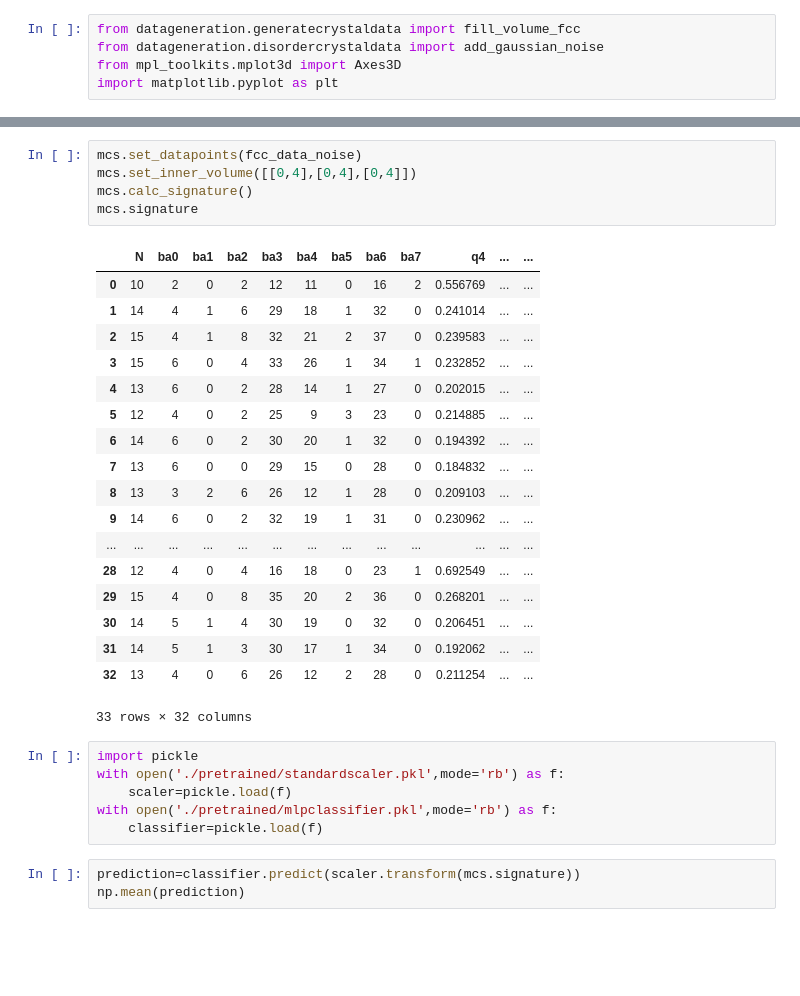
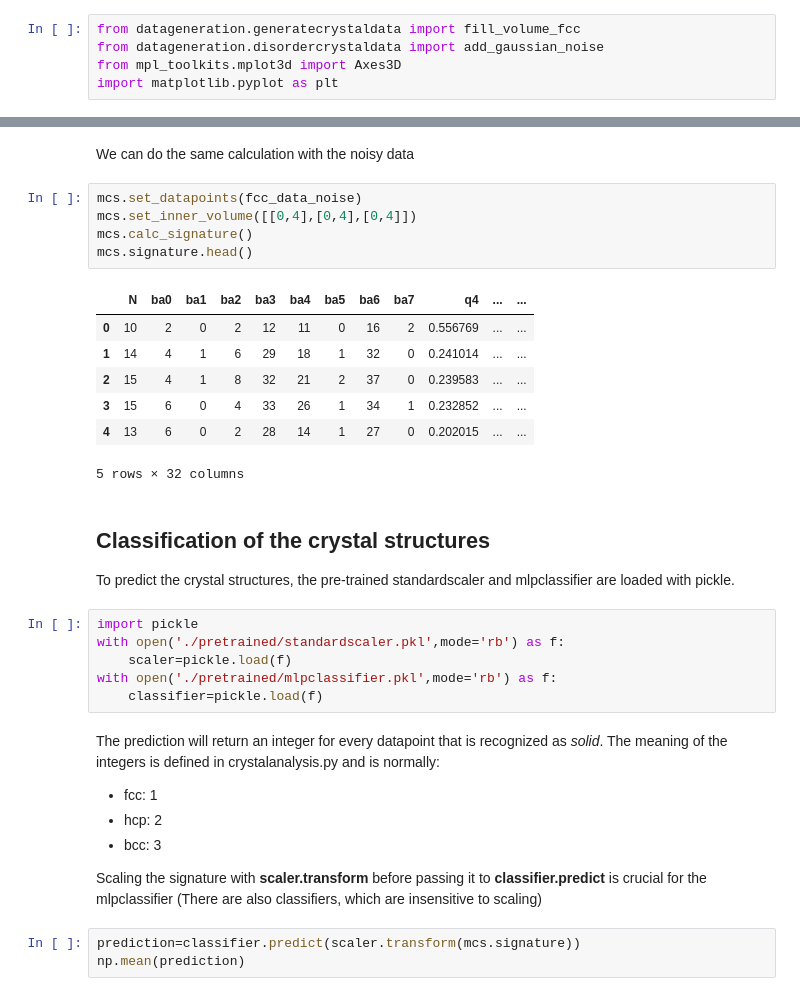
Before and after one commit to gavguile/MixedCrystalSignature, a Jupyter notebook: analyzecrystal_example.ipynb, the cells around one changed output, grey strips where cells are left out. Drawn from its saved outputs; the diff is of its cells as text; blank space fills up the shorter version.

```diff
--- a/analyzecrystal_example.ipynb
+++ b/analyzecrystal_example.ipynb
@@ -46,33 +53,34 @@ mcs.signature
+# %% [markdown]
+We can do the same calculation with the noisy data
 # %%
 mcs.set_datapoints(fcc_data_noise)
 mcs.set_inner_volume([[0,4],[0,4],[0,4]])
 mcs.calc_signature()
-mcs.signature
+mcs.signature.head()
 # %% [output]
 |  | N | ba0 | ba1 | ba2 | ba3 | ba4 | ba5 | ba6 | ba7 | q4 | ... | ... |
 | 0 | 10 | 2 | 0 | 2 | 12 | 11 | 0 | 16 | 2 | 0.556769 | ... | ... |
 | 1 | 14 | 4 | 1 | 6 | 29 | 18 | 1 | 32 | 0 | 0.241014 | ... | ... |
 | 2 | 15 | 4 | 1 | 8 | 32 | 21 | 2 | 37 | 0 | 0.239583 | ... | ... |
 | 3 | 15 | 6 | 0 | 4 | 33 | 26 | 1 | 34 | 1 | 0.232852 | ... | ... |
 | 4 | 13 | 6 | 0 | 2 | 28 | 14 | 1 | 27 | 0 | 0.202015 | ... | ... |
-| 5 | 12 | 4 | 0 | 2 | 25 | 9 | 3 | 23 | 0 | 0.214885 | ... | ... |
-| 6 | 14 | 6 | 0 | 2 | 30 | 20 | 1 | 32 | 0 | 0.194392 | ... | ... |
-| 7 | 13 | 6 | 0 | 0 | 29 | 15 | 0 | 28 | 0 | 0.184832 | ... | ... |
-| 8 | 13 | 3 | 2 | 6 | 26 | 12 | 1 | 28 | 0 | 0.209103 | ... | ... |
-| 9 | 14 | 6 | 0 | 2 | 32 | 19 | 1 | 31 | 0 | 0.230962 | ... | ... |
-| ... | ... | ... | ... | ... | ... | ... | ... | ... | ... | ... | ... | ... |
-| 28 | 12 | 4 | 0 | 4 | 16 | 18 | 0 | 23 | 1 | 0.692549 | ... | ... |
-| 29 | 15 | 4 | 0 | 8 | 35 | 20 | 2 | 36 | 0 | 0.268201 | ... | ... |
-| 30 | 14 | 5 | 1 | 4 | 30 | 19 | 0 | 32 | 0 | 0.206451 | ... | ... |
-| 31 | 14 | 5 | 1 | 3 | 30 | 17 | 1 | 34 | 0 | 0.192062 | ... | ... |
-| 32 | 13 | 4 | 0 | 6 | 26 | 12 | 2 | 28 | 0 | 0.211254 | ... | ... |
-33 rows × 32 columns
+5 rows × 32 columns
+# %% [markdown]
+## Classification of the crystal structures
+To predict the crystal structures, the pre-trained standardscaler and mlpclassifier are loaded with pickle.
 # %%
 import pickle
 with open('./pretrained/standardscaler.pkl',mode='rb') as f:
     scaler=pickle.load(f)
 with open('./pretrained/mlpclassifier.pkl',mode='rb') as f:
     classifier=pickle.load(f)
+# %% [markdown]
+The prediction will return an integer for every datapoint that is recognized as *solid*. The meaning of the integers is defined in crystalanalysis.py and is normally:
+- fcc: 1
+- hcp: 2
+- bcc: 3
+
+Scaling the signature with **scaler.transform** before passing it to **classifier.predict** is crucial for the mlpclassifier (There are also classifiers, which are insensitive to scaling)
 # %%
 prediction=classifier.predict(scaler.transform(mcs.signature))
 np.mean(prediction)
```
Also changed, not shown: parts of 10 cells of this notebook.
